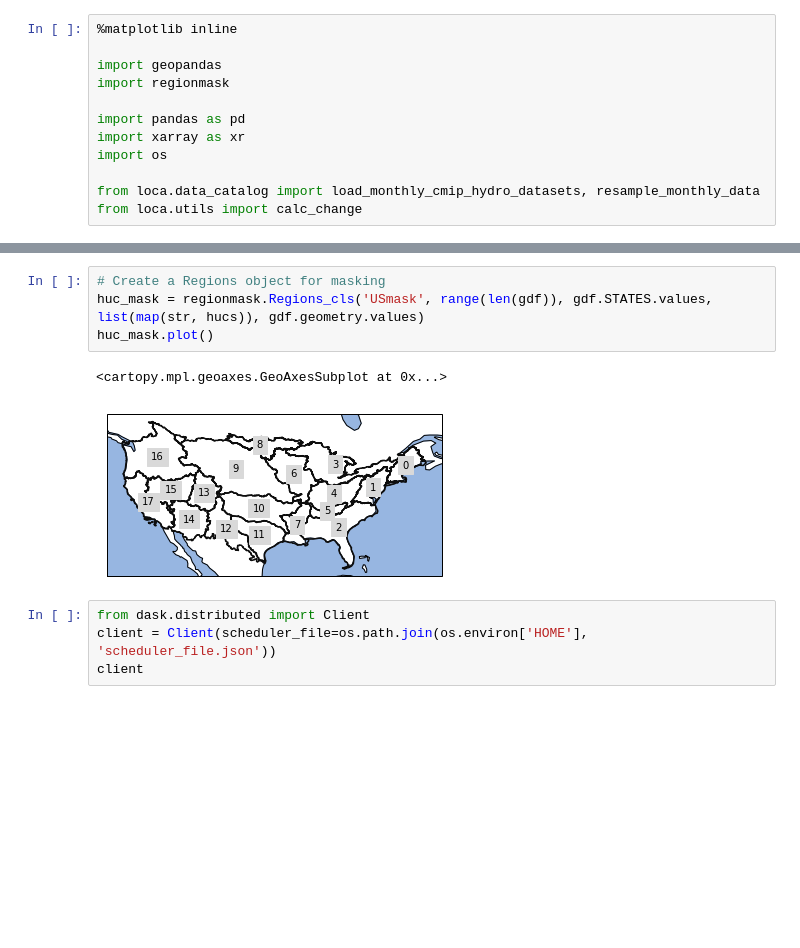
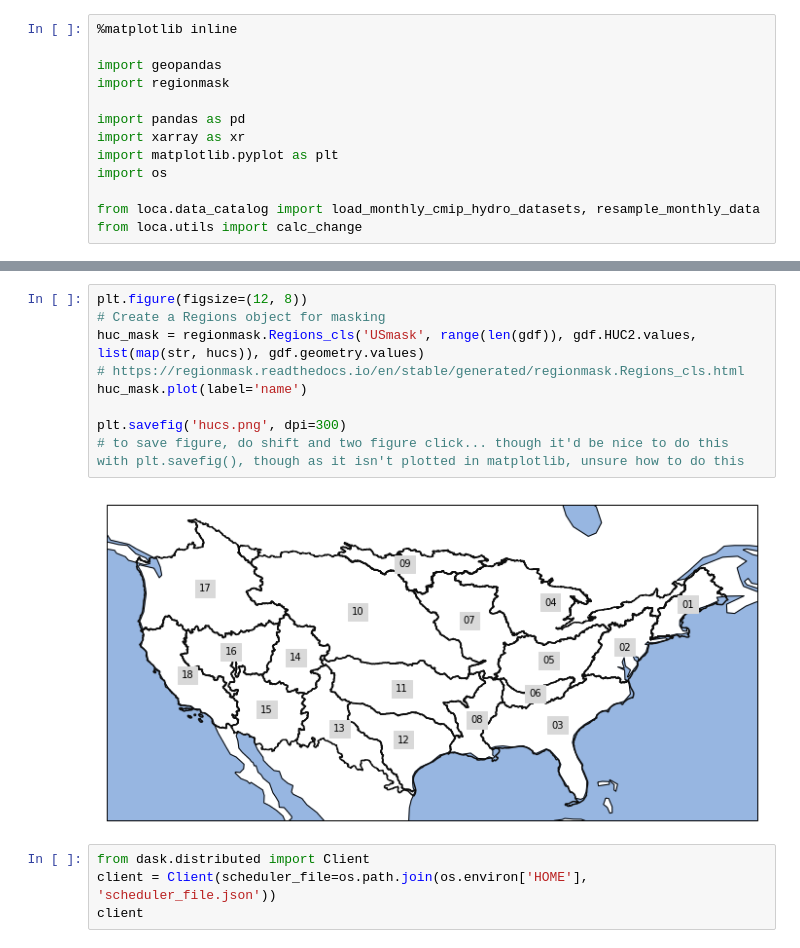
Before and after one commit to nmizukami/LOCA_Downscaling_Analysis, a Jupyter notebook: notebooks/huc_jav.ipynb, the cells around one changed output, grey strips where cells are left out. Cells and saved outputs as stored; diff of their text form; blank space fills up the shorter version.

Commit message:
update of various plotting scripts that look at daily values and interannual var in particular, add to of how to plot cluster scripts

```diff
--- a/notebooks/huc_jav.ipynb
+++ b/notebooks/huc_jav.ipynb
@@ -6,6 +6,7 @@ import regionmask
 
 import pandas as pd
 import xarray as xr
+import matplotlib.pyplot as plt
 import os
 
 from loca.data_catalog import load_monthly_cmip_hydro_datasets, resample_monthly_data
@@ -29,13 +30,17 @@ gdf.head()
 | 3 | {9C77B5BA-946A-4537-BADD-990373DE... | None | None | None | None | 20170801122959 | 2730133 | 182774403.26 | 739662.42 | ... |
 | 4 | {EBD12DC7-3886-4A92-BF58-E3147628... | None | None | None | None | 20170807182410 | 2730134 | 152474968.05 | 617044.85 | ... |
 | 5 | {5C6AE09C-4CFC-4EBA-9344-A91AF35E... | None | None | None | None | 20170627161550 | 2730135 | 104270021.21 | 421966.18 | ... |
-# %%
-# Create a Regions object for masking
-huc_mask = regionmask.Regions_cls('USmask', range(len(gdf)), gdf.STATES.values, list(map(str, hucs)), gdf.geometry.values)
-huc_mask.plot()
-# %% [output]
-<cartopy.mpl.geoaxes.GeoAxesSubplot at 0x...>
-[figure, removed]
+# %%
+plt.figure(figsize=(12, 8))
+# Create a Regions object for masking
+huc_mask = regionmask.Regions_cls('USmask', range(len(gdf)), gdf.HUC2.values, list(map(str, hucs)), gdf.geometry.values)
+# https://regionmask.readthedocs.io/en/stable/generated/regionmask.Regions_cls.html
+huc_mask.plot(label='name')
+
+plt.savefig('hucs.png', dpi=300)
+# to save figure, do shift and two figure click... though it'd be nice to do this with plt.savefig(), though as it isn't plotted in matplotlib, unsure how to do this
+# %% [output]
+[figure, added]
 # %%
 from dask.distributed import Client
 client = Client(scheduler_file=os.path.join(os.environ['HOME'], 'scheduler_file.json'))
```
Also changed, not shown: parts of 18 cells of this notebook, 6 other files.
